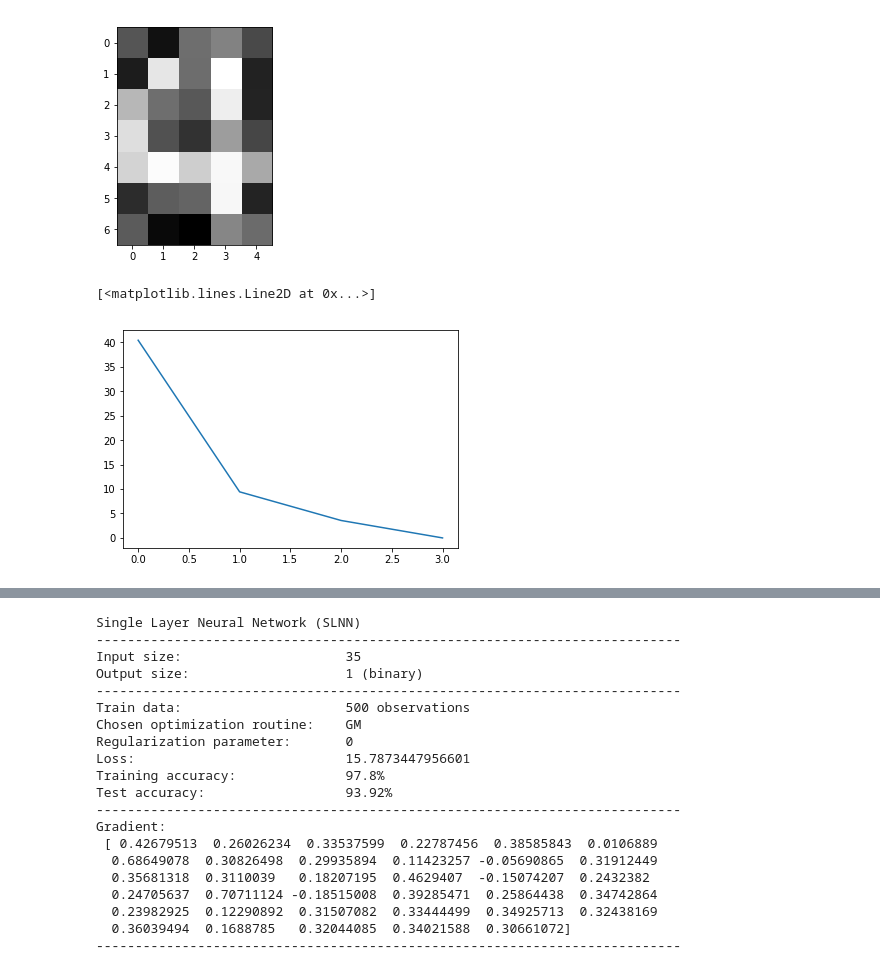
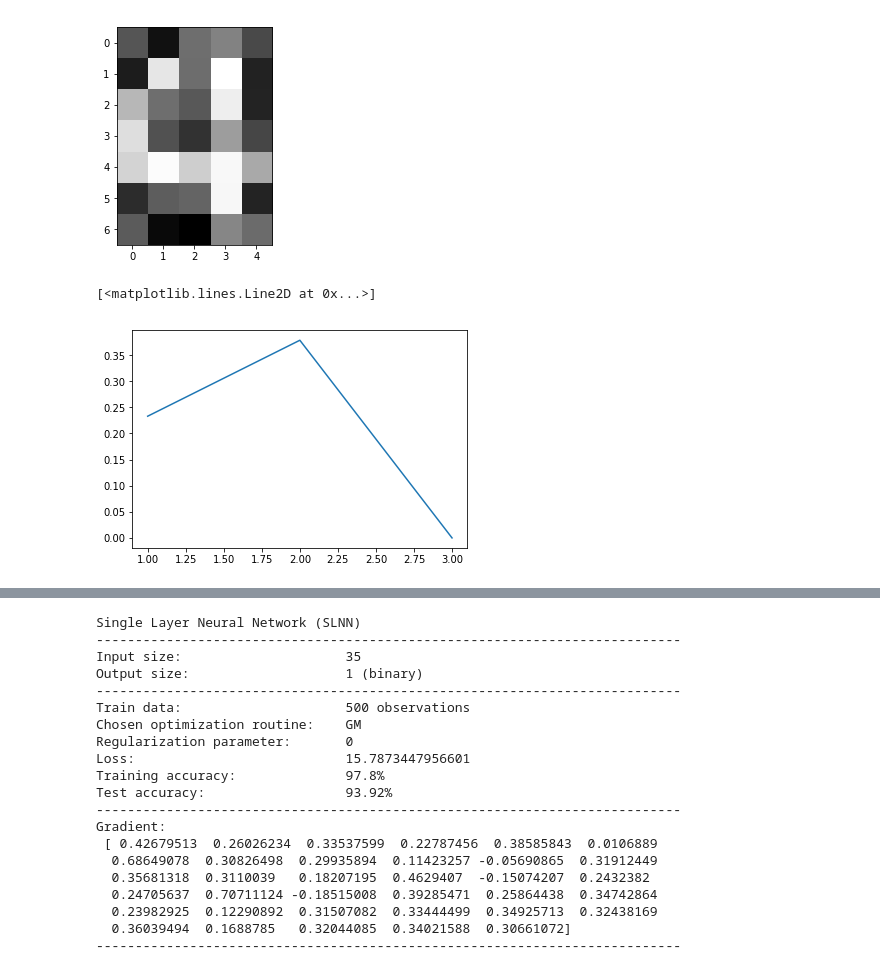
Before and after one commit to margaritageleta/SLNN, a Jupyter notebook: Untitled1.ipynb, the cells around one changed output, grey strips where cells are left out. Saved outputs shown, nothing was run; the diff lists cells and outputs as text; code cells hidden in the pictures.

```diff
--- a/Untitled1.ipynb
+++ b/Untitled1.ipynb
@@ -303,7 +250,7 @@ plt.plot(data['||g(x)||'][0:10])
 train, test, ytr, yte = gen_data(123456, 500, [4], 0.5, 0.1)
 net = SLNN()
 net.train("CGM", train, ytr)
-data = net.summary(test, yte)
+datacgm = net.summary(test, yte)
 # %% [output]
 Single Layer Neural Network (SLNN)
 ---------------------------------------------------------------------------
@@ -323,11 +270,11 @@ Test accuracy:                  100.0%
  5.63409822e-11 5.63409939e-11 4.11058071e-11]
 ---------------------------------------------------------------------------
 [figure]
-# %%
-plt.plot(data['||g(x)||'])
-# %% [output]
-[<matplotlib.lines.Line2D at 0x...>]
-[figure, removed]
+# %%
+plt.plot(datacgm['r'])
+# %% [output]
+[<matplotlib.lines.Line2D at 0x...>]
+[figure, added]
 # %%
 train, test, ytr, yte = gen_data(123456, 500, [4], 0.5, 0.1)
 net = SLNN()
```
Also changed, not shown: parts of 13 cells of this notebook.
